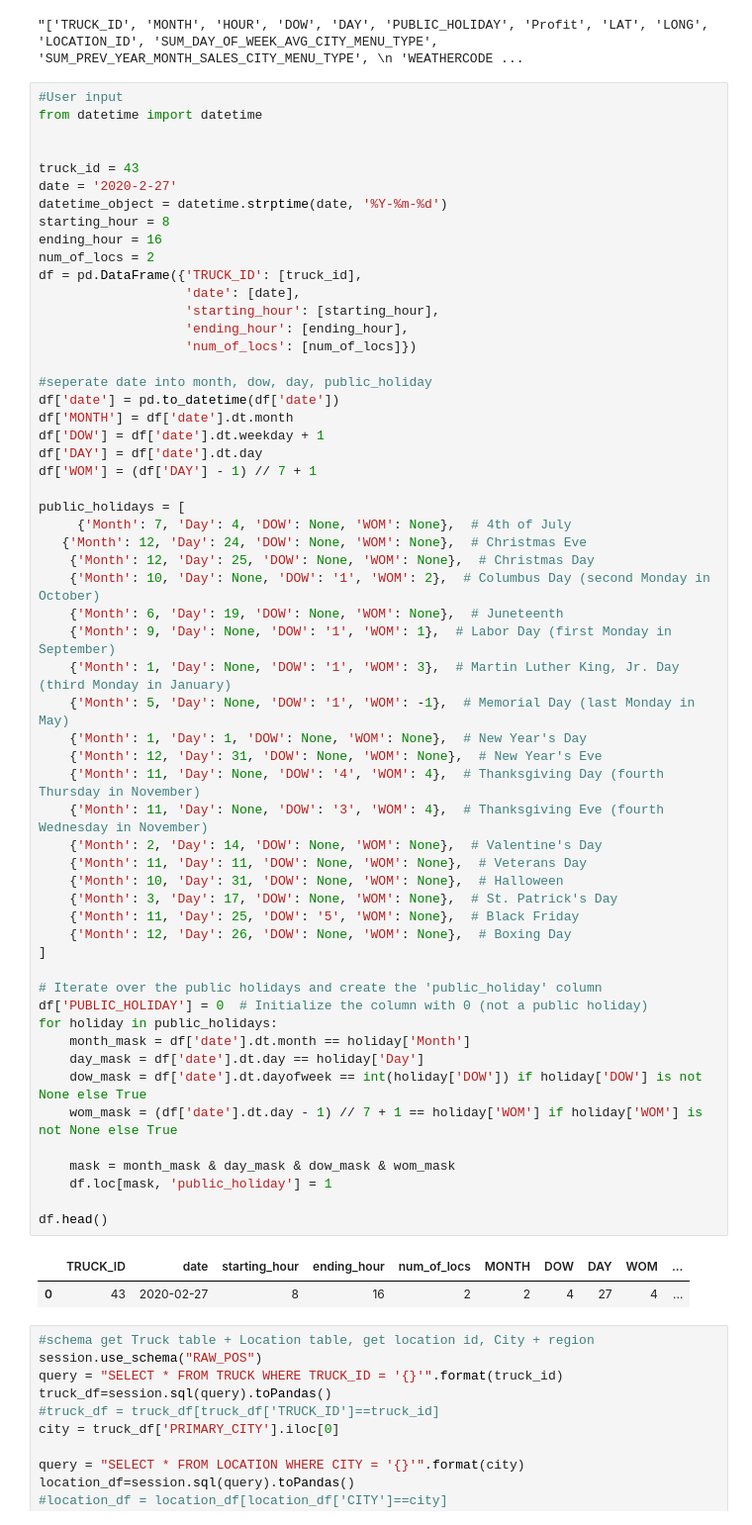
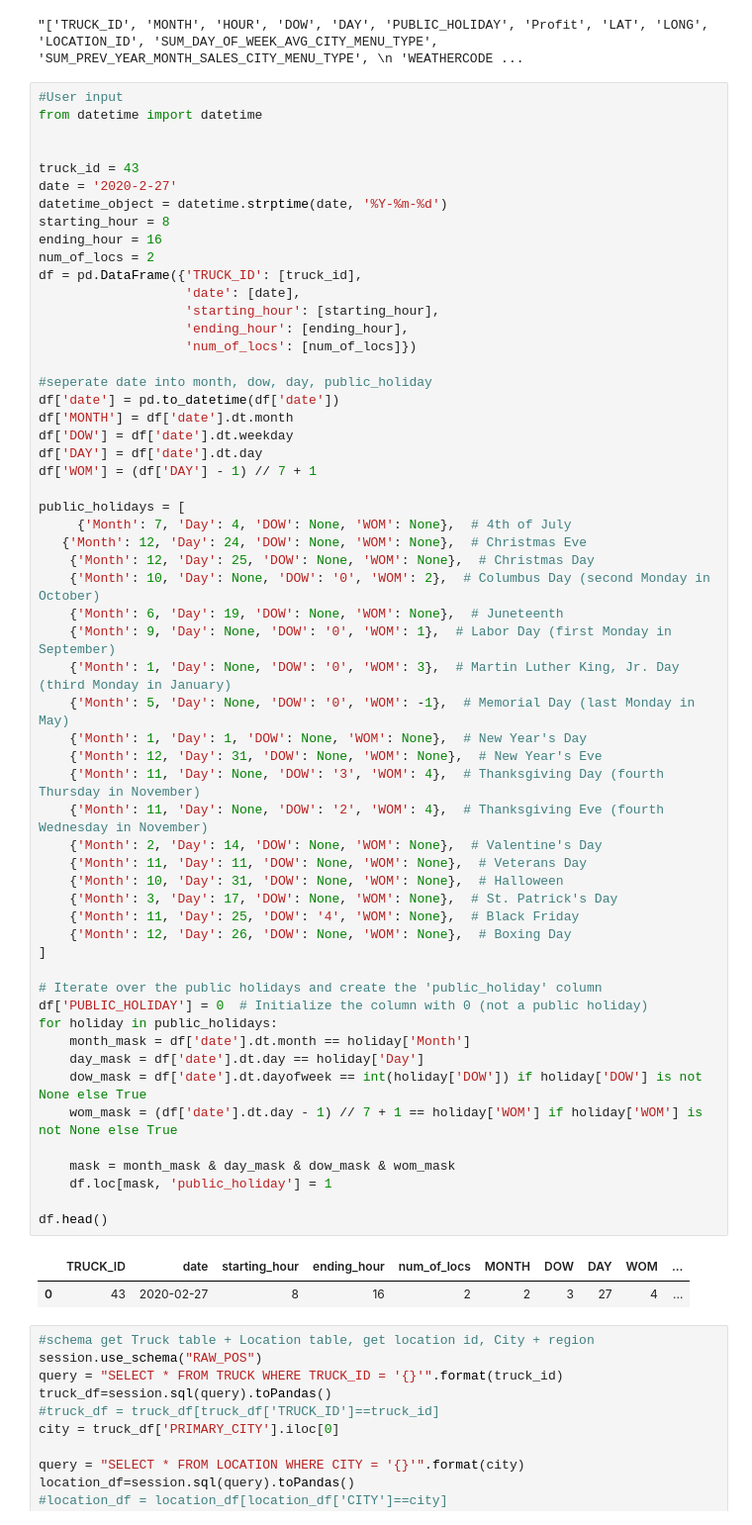
Before and after one commit to jkyxd/ICP_Group3, a Jupyter notebook: Testing File.ipynb, the cells around one changed output. Shown at 99% size. Cells and saved outputs as stored; diff of their text form.

```diff
--- a/Testing File.ipynb
+++ b/Testing File.ipynb
@@ -275,46 +275,46 @@ df = pd.DataFrame({'TRUCK_ID': [truck_id],
 #seperate date into month, dow, day, public_holiday
 df['date'] = pd.to_datetime(df['date'])
 df['MONTH'] = df['date'].dt.month
-df['DOW'] = df['date'].dt.weekday + 1
+df['DOW'] = df['date'].dt.weekday
 df['DAY'] = df['date'].dt.day
 df['WOM'] = (df['DAY'] - 1) // 7 + 1
 
 public_holidays = [
      {'Month': 7, 'Day': 4, 'DOW': None, 'WOM': None},  # 4th of July
    {'Month': 12, 'Day': 24, 'DOW': None, 'WOM': None},  # Christmas Eve
     {'Month': 12, 'Day': 25, 'DOW': None, 'WOM': None},  # Christmas Day
-    {'Month': 10, 'Day': None, 'DOW': '1', 'WOM': 2},  # Columbus Day (second Monday in October)
+    {'Month': 10, 'Day': None, 'DOW': '0', 'WOM': 2},  # Columbus Day (second Monday in October)
     {'Month': 6, 'Day': 19, 'DOW': None, 'WOM': None},  # Juneteenth
-    {'Month': 9, 'Day': None, 'DOW': '1', 'WOM': 1},  # Labor Day (first Monday in September)
-    {'Month': 1, 'Day': None, 'DOW': '1', 'WOM': 3},  # Martin Luther King, Jr. Day (third Monday in January)
-    {'Month': 5, 'Day': None, 'DOW': '1', 'WOM': -1},  # Memorial Day (last Monday in May)
+    {'Month': 9, 'Day': None, 'DOW': '0', 'WOM': 1},  # Labor Day (first Monday in September)
+    {'Month': 1, 'Day': None, 'DOW': '0', 'WOM': 3},  # Martin Luther King, Jr. Day (third Monday in January)
+    {'Month': 5, 'Day': None, 'DOW': '0', 'WOM': -1},  # Memorial Day (last Monday in May)
     {'Month': 1, 'Day': 1, 'DOW': None, 'WOM': None},  # New Year's Day
     {'Month': 12, 'Day': 31, 'DOW': None, 'WOM': None},  # New Year's Eve
-    {'Month': 11, 'Day': None, 'DOW': '4', 'WOM': 4},  # Thanksgiving Day (fourth Thursday in November)
-    {'Month': 11, 'Day': None, 'DOW': '3', 'WOM': 4},  # Thanksgiving Eve (fourth Wednesday in November)
+    {'Month': 11, 'Day': None, 'DOW': '3', 'WOM': 4},  # Thanksgiving Day (fourth Thursday in November)
+    {'Month': 11, 'Day': None, 'DOW': '2', 'WOM': 4},  # Thanksgiving Eve (fourth Wednesday in November)
     {'Month': 2, 'Day': 14, 'DOW': None, 'WOM': None},  # Valentine's Day
     {'Month': 11, 'Day': 11, 'DOW': None, 'WOM': None},  # Veterans Day
     {'Month': 10, 'Day': 31, 'DOW': None, 'WOM': None},  # Halloween
     {'Month': 3, 'Day': 17, 'DOW': None, 'WOM': None},  # St. Patrick's Day
-    {'Month': 11, 'Day': 25, 'DOW': '5', 'WOM': None},  # Black Friday
+    {'Month': 11, 'Day': 25, 'DOW': '4', 'WOM': None},  # Black Friday
     {'Month': 12, 'Day': 26, 'DOW': None, 'WOM': None},  # Boxing Day
 ]
 
 # Iterate over the public holidays and create the 'public_holiday' column
 df['PUBLIC_HOLIDAY'] = 0  # Initialize the column with 0 (not a public holiday)
 for holiday in public_holidays:
     month_mask = df['date'].dt.month == holiday['Month']
     day_mask = df['date'].dt.day == holiday['Day']
     dow_mask = df['date'].dt.dayofweek == int(holiday['DOW']) if holiday['DOW'] is not None else True
     wom_mask = (df['date'].dt.day - 1) // 7 + 1 == holiday['WOM'] if holiday['WOM'] is not None else True
 
     mask = month_mask & day_mask & dow_mask & wom_mask
     df.loc[mask, 'public_holiday'] = 1
 
 df.head()
 # %% [output]
 |  | TRUCK_ID | date | starting_hour | ending_hour | num_of_locs | MONTH | DOW | DAY | WOM | ... |
-| 0 | 43 | 2020-02-27 | 8 | 16 | 2 | 2 | 4 | 27 | 4 | ... |
+| 0 | 43 | 2020-02-27 | 8 | 16 | 2 | 2 | 3 | 27 | 4 | ... |
 # %%
 #schema get Truck table + Location table, get location id, City + region
 session.use_schema("RAW_POS")
```
Also changed, not shown: parts of 16 cells of this notebook.
